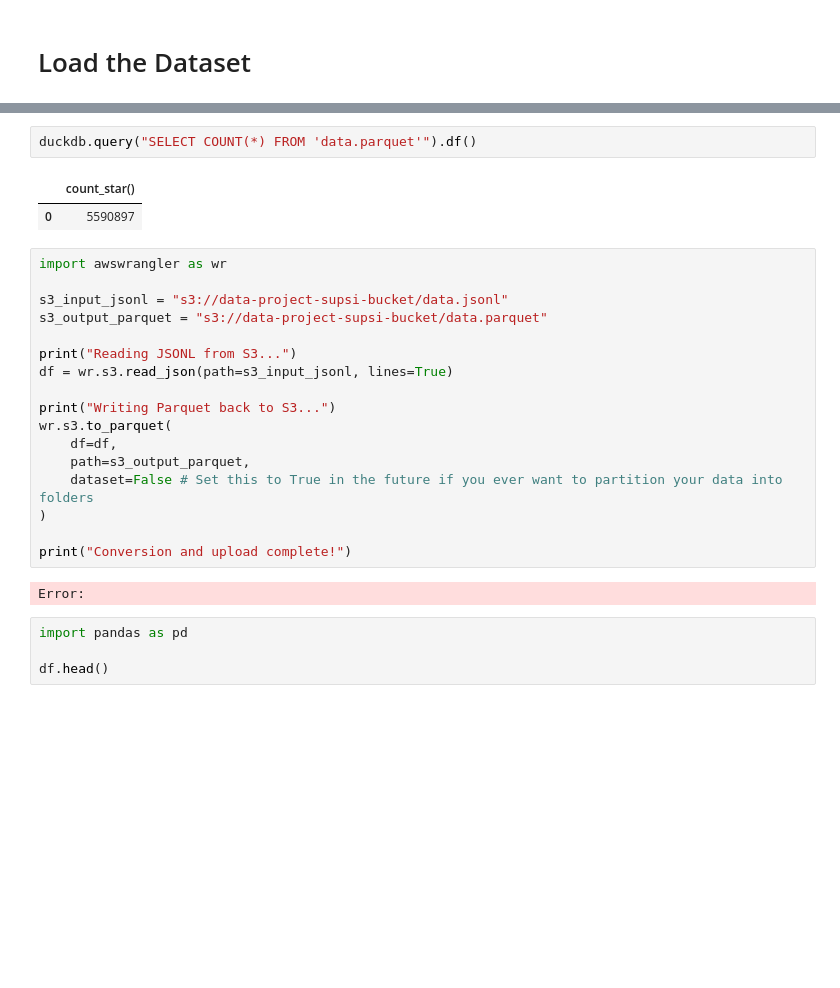
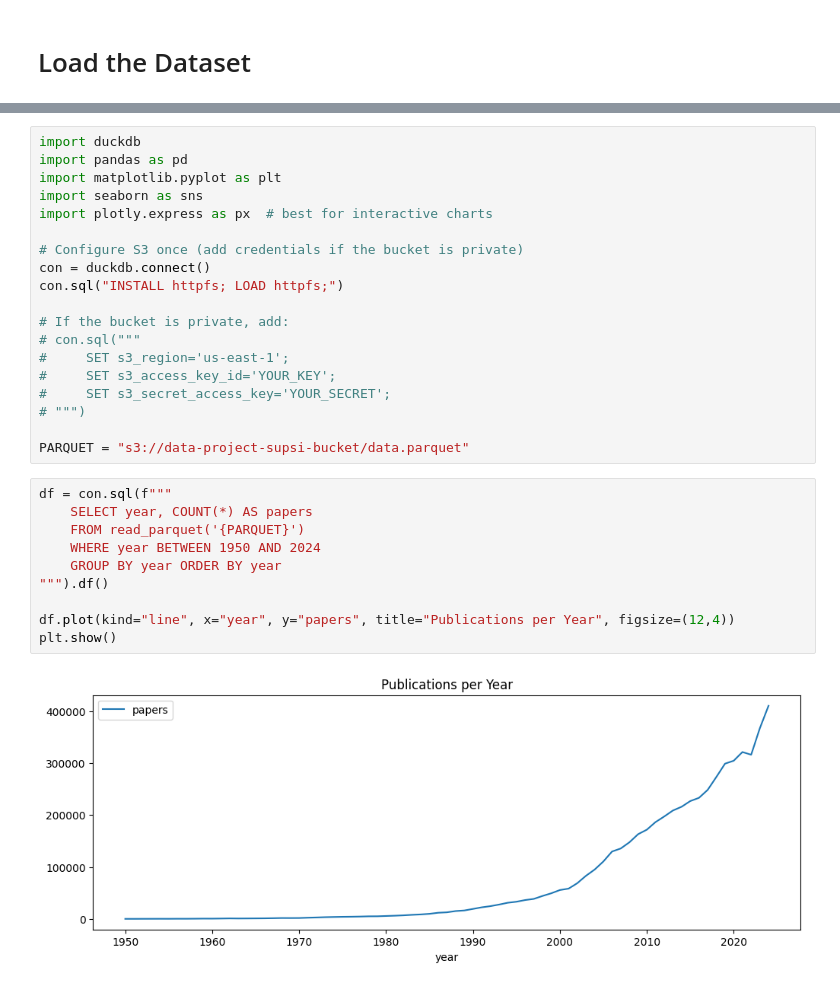
Before and after one commit to ManuCa93/data_project_3, a Jupyter notebook: notebook.ipynb, the cells around one changed output, grey strips where cells are left out. Drawn from its saved outputs; the diff is of its cells as text; blank space fills up the shorter version.

Commit message:
add dataset exploration

```diff
--- a/notebook.ipynb
+++ b/notebook.ipynb
@@ -20,28 +43,31 @@ for batch in parquet_file.iter_batches(batch_size=100_000):
-# %%
-duckdb.query("SELECT COUNT(*) FROM 'data.parquet'").df()
-# %% [output]
-|  | count_star() |
-| 0 | 5590897 |
-# %%
-import awswrangler as wr
-
-s3_input_jsonl = "s3://data-project-supsi-bucket/data.jsonl"
-s3_output_parquet = "s3://data-project-supsi-bucket/data.parquet"
-
-print("Reading JSONL from S3...")
-df = wr.s3.read_json(path=s3_input_jsonl, lines=True)
-
-print("Writing Parquet back to S3...")
-wr.s3.to_parquet(
-    df=df,
-    path=s3_output_parquet,
-    dataset=False # Set this to True in the future if you ever want to partition your data into folders
-)
-
-print("Conversion and upload complete!")
-# %% [output]
-Error:
-# %%
-import pandas as pd
-
-df.head()
+# %%
+import duckdb
+import pandas as pd
+import matplotlib.pyplot as plt
+import seaborn as sns
+import plotly.express as px  # best for interactive charts
+
+# Configure S3 once (add credentials if the bucket is private)
+con = duckdb.connect()
+con.sql("INSTALL httpfs; LOAD httpfs;")
+
+# If the bucket is private, add:
+# con.sql("""
+#     SET s3_region='us-east-1';
+#     SET s3_access_key_id='YOUR_KEY';
+#     SET s3_secret_access_key='YOUR_SECRET';
+# """)
+
+PARQUET = "s3://data-project-supsi-bucket/data.parquet"
+# %%
+df = con.sql(f"""
+    SELECT year, COUNT(*) AS papers
+    FROM read_parquet('{PARQUET}')
+    WHERE year BETWEEN 1950 AND 2024
+    GROUP BY year ORDER BY year
+""").df()
+
+df.plot(kind="line", x="year", y="papers", title="Publications per Year", figsize=(12,4))
+plt.show()
+# %% [output]
+[figure, added]
```
Also changed, not shown: parts of 16 cells of this notebook.
